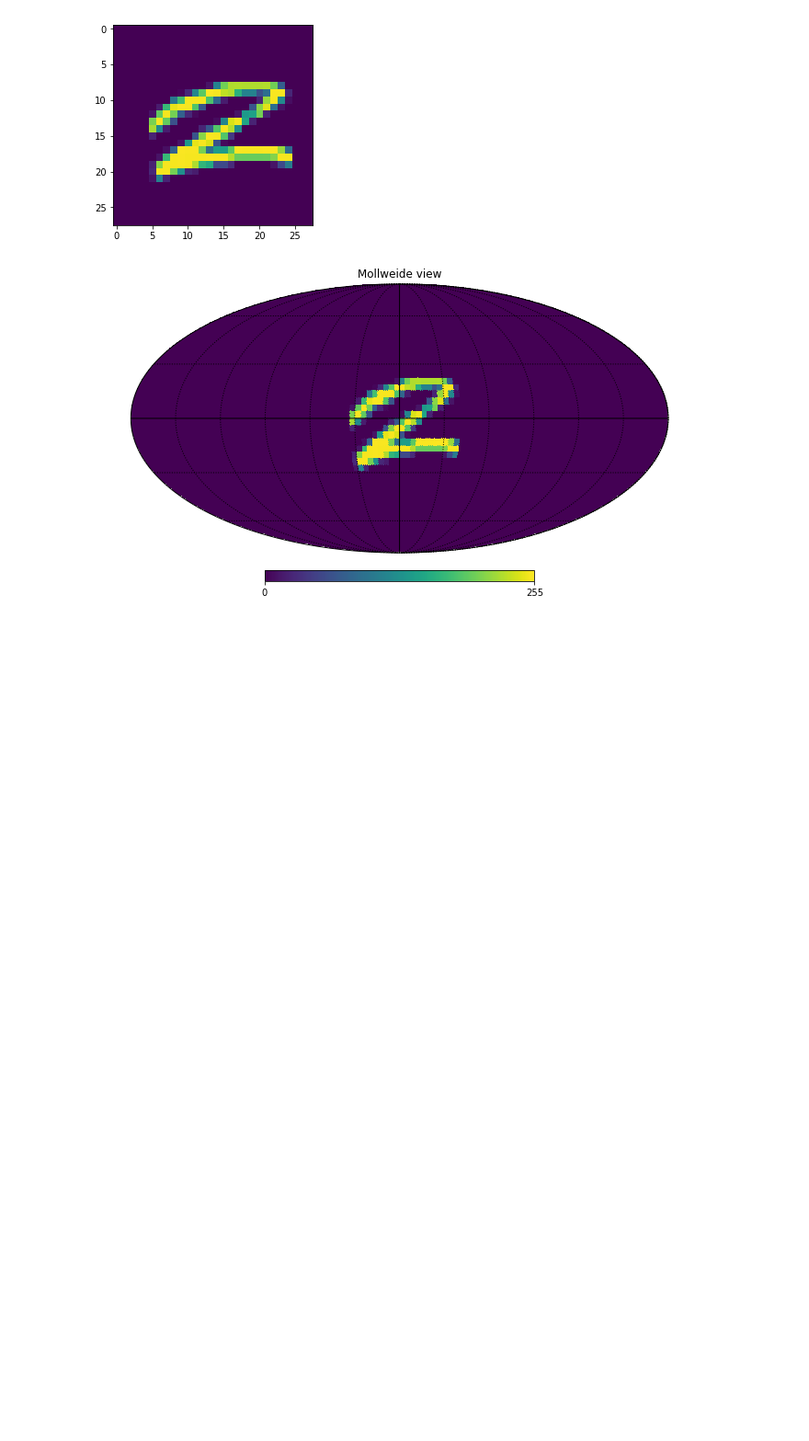
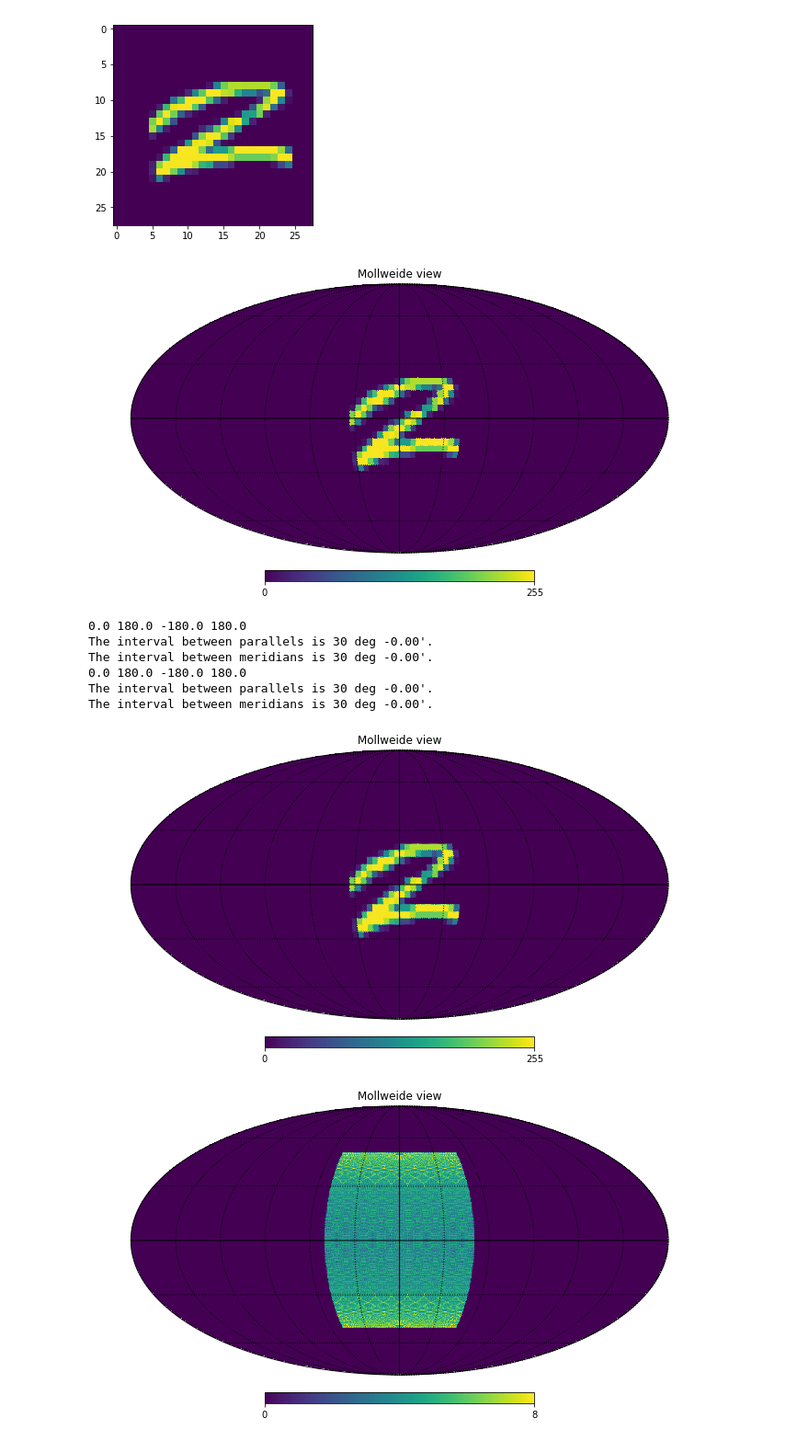
Before and after one commit to ai4cmb/NNhealpix, a Jupyter notebook: nnhealpix/examples/MNIST2healpix.ipynb, the cells around one changed output. Shown at 92% size. Saved outputs shown, nothing was run; the diff lists cells and outputs as text; code cells hidden in the pictures; blank space fills up the shorter version.

Commit message:
Add example call to img2healpix2

```diff
--- a/nnhealpix/examples/MNIST2healpix.ipynb
+++ b/nnhealpix/examples/MNIST2healpix.ipynb
@@ -24,3 +26,22 @@ The interval between parallels is 30 deg -0.00'.
 The interval between meridians is 30 deg -0.00'.
 [figure]
 [figure]
+# %%
+from nnhealpix.map_projection import img2healpix2
+
+img_hp, img_hits = img2healpix2(img[0], 128, 100, 100)
+
+hp.mollview(img_hp)
+hp.graticule()
+
+hp.mollview(img_hits)
+hp.graticule()
+# %% [output]
+0.0 180.0 -180.0 180.0
+The interval between parallels is 30 deg -0.00'.
+The interval between meridians is 30 deg -0.00'.
+0.0 180.0 -180.0 180.0
+The interval between parallels is 30 deg -0.00'.
+The interval between meridians is 30 deg -0.00'.
+[figure, added]
+[figure, added]
```
Also changed, not shown: parts of 2 cells of this notebook.
